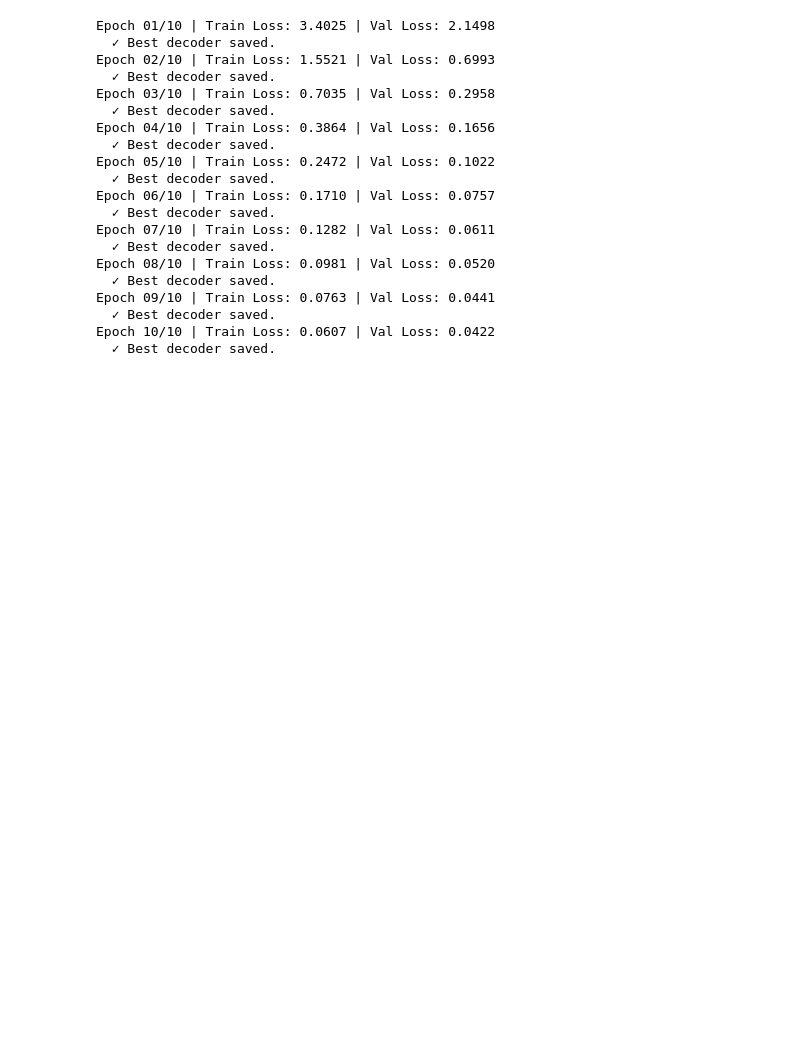
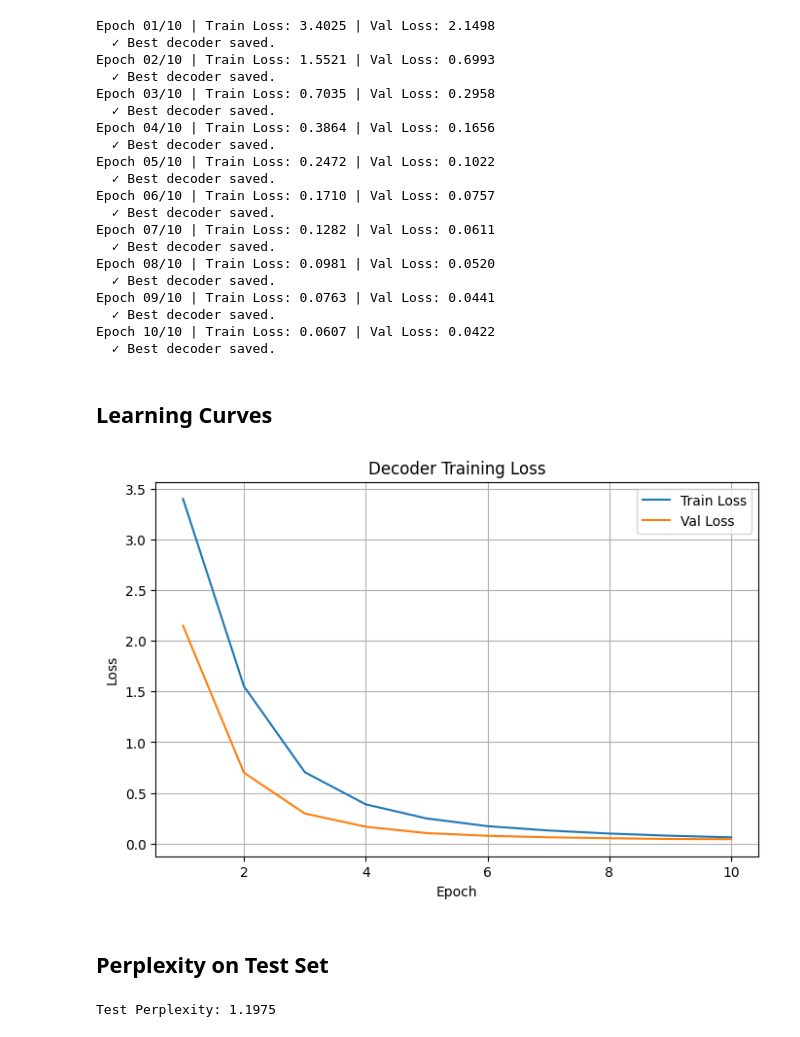
Before and after one commit to maryam2004-hub/i236004-NLP-Assignment3, a Jupyter notebook: i236004_NLP_Assignment3.ipynb, the cells around one changed output. Drawn from its saved outputs; the diff is of its cells as text; code cells hidden in the pictures; blank space fills up the shorter version.

Commit message:
Plotted learning curves and calculated perplexity

```diff
--- a/i236004_NLP_Assignment3.ipynb
+++ b/i236004_NLP_Assignment3.ipynb
@@ -1401,3 +1401,51 @@ Epoch 09/10 | Train Loss: 0.0763 | Val Loss: 0.0441
   ✓ Best decoder saved.
 Epoch 10/10 | Train Loss: 0.0607 | Val Loss: 0.0422
   ✓ Best decoder saved.
+# %% [markdown]
+## Learning Curves
+# %%
+plt.figure(figsize=(8, 5))
+plt.plot(range(1, DEC_EPOCHS+1), dec_history['train_loss'], label='Train Loss')
+plt.plot(range(1, DEC_EPOCHS+1), dec_history['val_loss'],   label='Val Loss')
+plt.title('Decoder Training Loss')
+plt.xlabel('Epoch'); plt.ylabel('Loss')
+plt.legend(); plt.grid(True)
+plt.savefig('decoder_loss.png', dpi=150)
+plt.show()
+# %% [output]
+[figure, added]
+# %% [markdown]
+## Perplexity on Test Set
+# %%
+decoder.load_state_dict(torch.load('best_decoder.pt'))
+decoder.eval()
+
+total_loss = 0.0
+total_tokens = 0
+
+with torch.no_grad():
+    for inputs, targets in test_dec_loader:
+        inputs  = inputs.to(device)
+        targets = targets.to(device)
+
+        dec_input  = targets[:, :-1]
+        dec_target = targets[:, 1:]
+        full_input = torch.cat([inputs, dec_input], dim=1)
+
+        logits = decoder(full_input)
+        logits_target = logits[:, inputs.size(1):, :]
+
+        loss = dec_criterion(
+            logits_target.reshape(-1, logits_target.size(-1)),
+            dec_target.reshape(-1)
+        )
+
+        # Count non-pad tokens
+        non_pad = (dec_target != 0).sum().item()
+        total_loss   += loss.item() * non_pad
+        total_tokens += non_pad
+
+perplexity = np.exp(total_loss / total_tokens)
+print(f"Test Perplexity: {perplexity:.4f}")
+# %% [output]
+Test Perplexity: 1.1975
```
